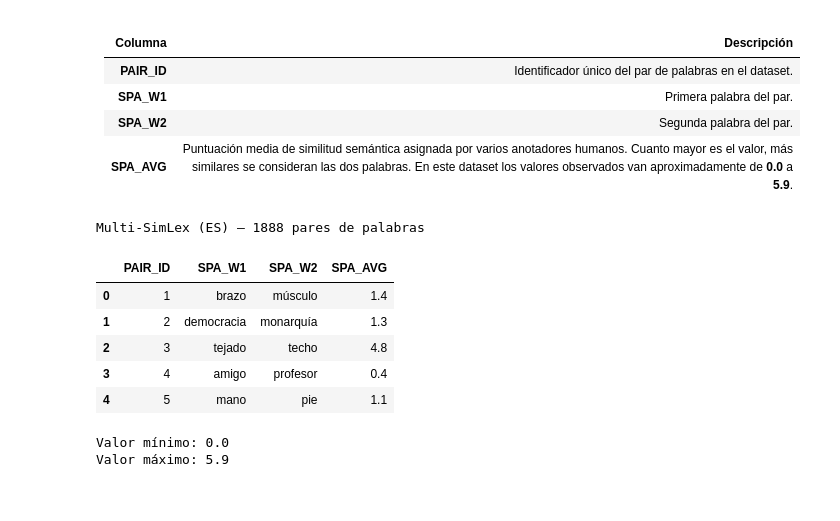
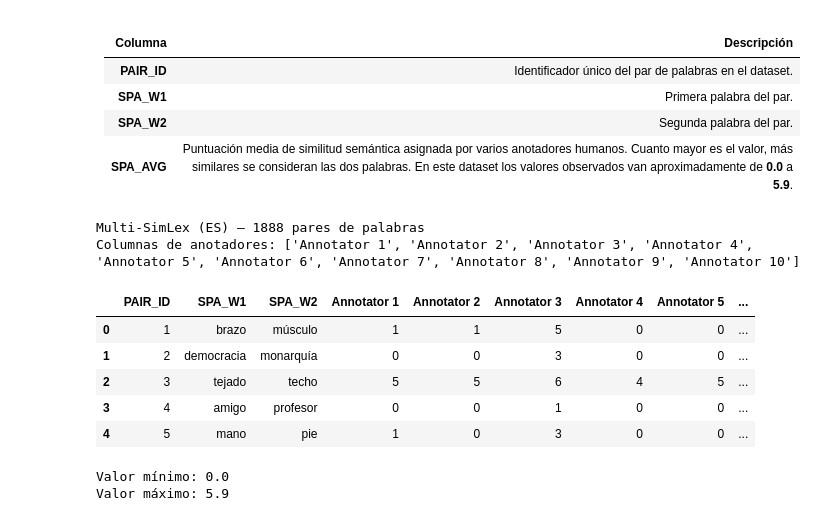
Before and after one commit to Lihao006/P4plh, a Jupyter notebook: embeddings.ipynb, the cells around one changed output. Saved outputs shown, nothing was run; the diff lists cells and outputs as text; code cells hidden in the pictures.

```diff
--- a/embeddings.ipynb
+++ b/embeddings.ipynb
@@ -73,29 +71,32 @@ A partir de `raw_es`, entrenaremos y compararemos modelos de **Word2Vec** y **fa
 | **SPA_AVG** | Puntuación media de similitud semántica asignada por varios anotadores humanos. Cuanto mayor es el valor, más similares se consideran las dos palabras. En este dataset los valores observados van aproximadamente de **0.0** a **5.9**. |
 # %%
 # ============================================================
-# DATASET 1 — Multi-SimLex
+# DATASET 1 — Multi-SimLex  (reemplaza la celda original)
 # ============================================================
 
 os.system("wget -O SPA.csv https://web.archive.org/web/20231020014354/https://multisimlex.com/data/SPA.csv")
 
 spa = pd.read_csv("SPA.csv")
 
 annotator_cols = [c for c in spa.columns if c.startswith('Annotator')]
 spa['SPA_AVG'] = spa[annotator_cols].mean(axis=1)
 
-multi_simlex = spa[['ID', 'Word 1', 'Word 2', 'SPA_AVG']].copy()
-multi_simlex.columns = ['PAIR_ID', 'SPA_W1', 'SPA_W2', 'SPA_AVG']
+# Guardamos también las columnas de anotadores para el análisis posterior
+multi_simlex = spa[['ID', 'Word 1', 'Word 2'] + annotator_cols + ['SPA_AVG']].copy()
+multi_simlex.columns = ['PAIR_ID', 'SPA_W1', 'SPA_W2'] + annotator_cols + ['SPA_AVG']
 
 print(f"Multi-SimLex (ES) — {len(multi_simlex)} pares de palabras")
+print(f"Columnas de anotadores: {annotator_cols}")
 multi_simlex.head()
 # %% [output]
 Multi-SimLex (ES) — 1888 pares de palabras
+Columnas de anotadores: ['Annotator 1', 'Annotator 2', 'Annotator 3', 'Annotator 4', 'Annotator 5', 'Annotator 6', 'Annotator 7', 'Annotator 8', 'Annotator 9', 'Annotator 10']
-|  | PAIR_ID | SPA_W1 | SPA_W2 | SPA_AVG |
-| 0 | 1 | brazo | músculo | 1.4 |
-| 1 | 2 | democracia | monarquía | 1.3 |
-| 2 | 3 | tejado | techo | 4.8 |
-| 3 | 4 | amigo | profesor | 0.4 |
-| 4 | 5 | mano | pie | 1.1 |
+|  | PAIR_ID | SPA_W1 | SPA_W2 | Annotator 1 | Annotator 2 | Annotator 3 | Annotator 4 | Annotator 5 | ... |
+| 0 | 1 | brazo | músculo | 1 | 1 | 5 | 0 | 0 | ... |
+| 1 | 2 | democracia | monarquía | 0 | 0 | 3 | 0 | 0 | ... |
+| 2 | 3 | tejado | techo | 5 | 5 | 6 | 4 | 5 | ... |
+| 3 | 4 | amigo | profesor | 0 | 0 | 1 | 0 | 0 | ... |
+| 4 | 5 | mano | pie | 1 | 0 | 3 | 0 | 0 | ... |
 # %%
 # ver valores mínimo y máximo de las puntuaciones
 min_score = multi_simlex['SPA_AVG'].min()
```
Also changed, not shown: parts of 18 cells of this notebook, 4 other files.
